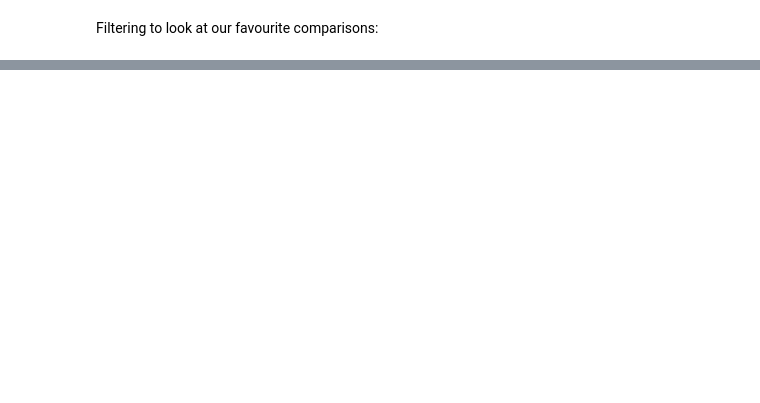
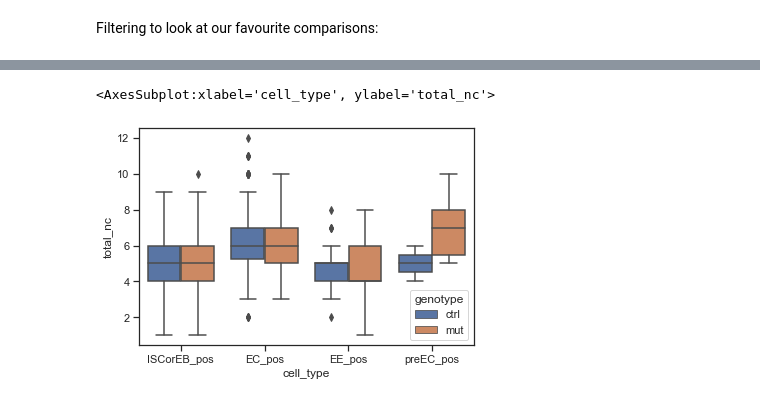
Before and after one commit to morriso1/clonedetective, a Jupyter notebook: 04_Tutorial_Downstream_Analysis_Python.ipynb, the cells around one changed output, grey strips where cells are left out. Drawn from its saved outputs; the diff is of its cells as text; code cells hidden in the pictures; blank space fills up the shorter version.

```diff
--- a/04_Tutorial_Downstream_Analysis_Python.ipynb
+++ b/04_Tutorial_Downstream_Analysis_Python.ipynb
@@ -297,0 +300,10 @@ stat_df.query("comparisons in @contrasts")
+# %%
+nc_df = df.query('int_img_ch == "C0"')
+nc_df.columns = [re.sub('neigh_counts|neighbour_counts', 'nc', col) for col in nc_df.columns]
+
+nc_df.set_index(['int_img', 'label', "GFP_clone"], inplace=True)
+nc_df = nc_df.filter(regex=r'pos|total_nc')
+nc_df = nc_df.drop(columns = nc_df.filter(regex=r'GFP'))
+nc_df['cell_type'] = nc_df.filter(regex=r'pos$').idxmax(axis=1)
+nc_df = nc_df.drop(columns = nc_df.filter(regex=r'pos$'))
+nc_df['genotype'] = np.where(nc_df.reset_index()["int_img"].str.match(r"a1"), "ctrl", "mut")
@@ -297,0 +344,7 @@ stat_df.query("comparisons in @contrasts")
+# %%
+import seaborn as sns
+
+sns.boxplot(x='cell_type', y='total_nc', hue='genotype', data=nc_df.reset_index().query('GFP_clone != 0'))
+# %% [output]
+<AxesSubplot:xlabel='cell_type', ylabel='total_nc'>
+[figure, added]
```
Also changed, not shown: parts of 5 cells of this notebook, 2 other files.
